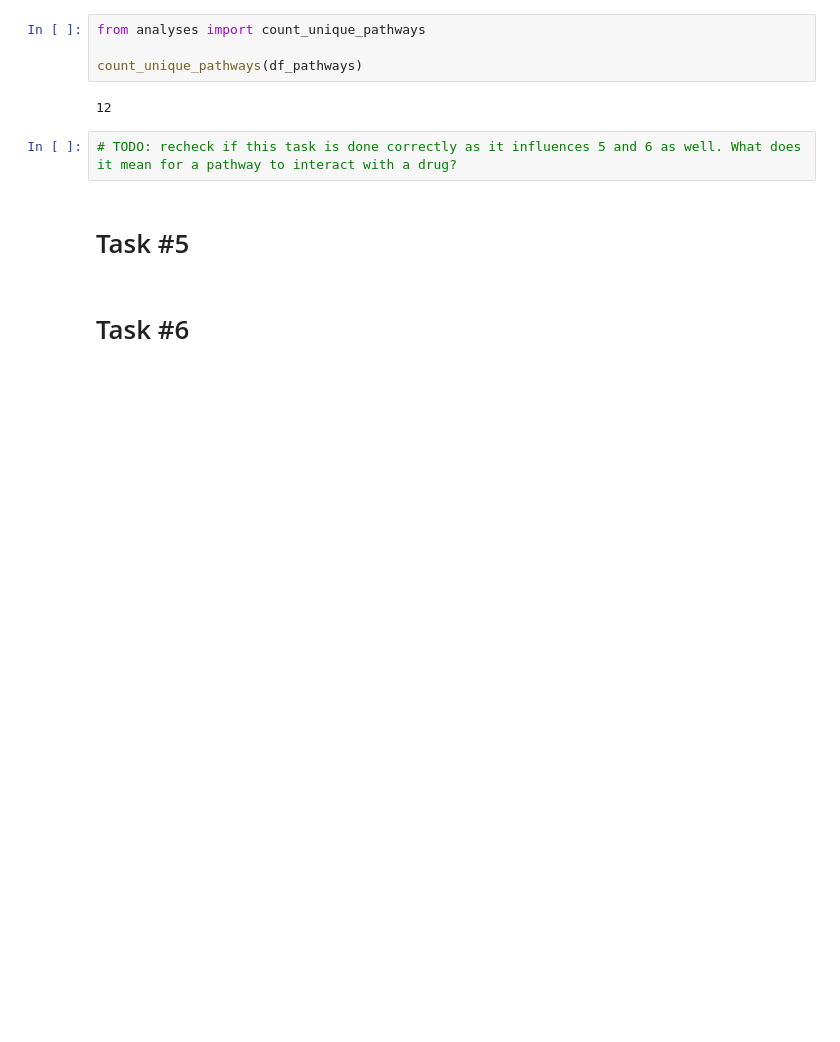
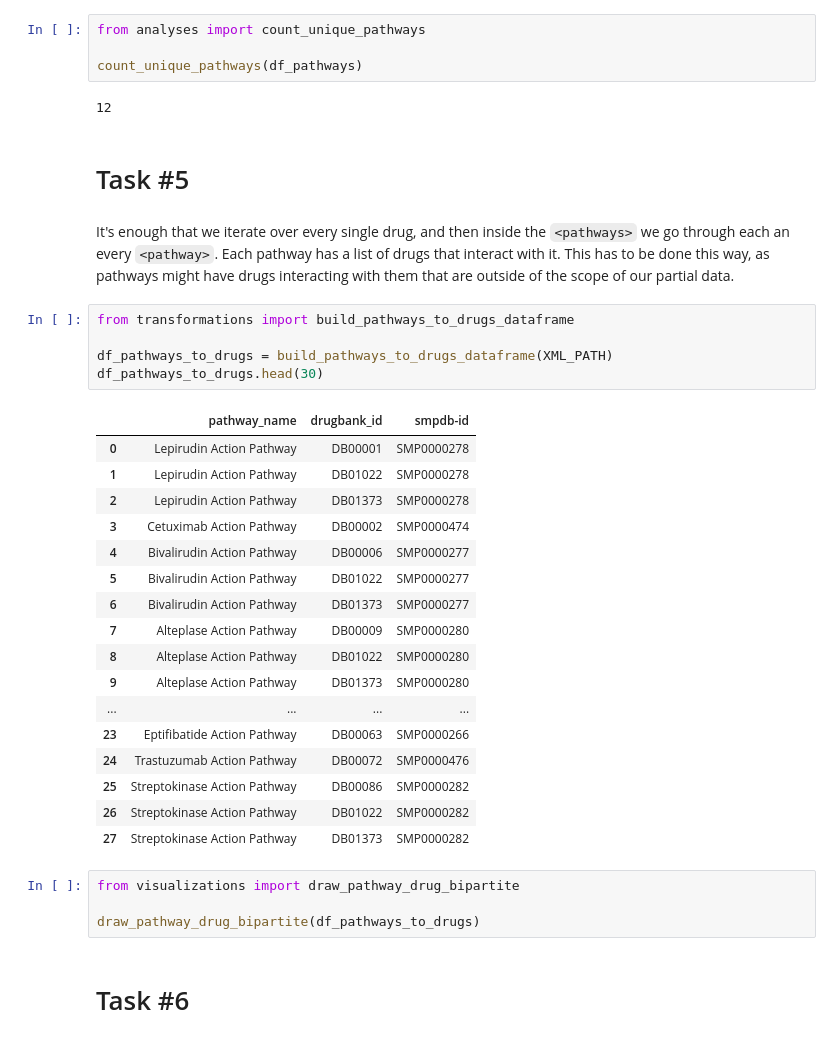
Before and after one commit to tkoso/Drugbank-Data-Analysis, a Jupyter notebook: notebooks/final_report.ipynb, the cells around one changed output. Drawn from its saved outputs; the diff is of its cells as text; blank space fills up the shorter version.

```diff
--- a/notebooks/final_report.ipynb
+++ b/notebooks/final_report.ipynb
@@ -95,9 +100,36 @@ from analyses import count_unique_pathways
 count_unique_pathways(df_pathways)
 # %% [output]
 12
-# %%
-# TODO: recheck if this task is done correctly as it influences 5 and 6 as well. What does it mean for a pathway to interact with a drug?
 # %% [markdown]
 # Task #5
+# %% [markdown]
+It's enough that we iterate over every single drug, and then inside the `<pathways>` we go through each an every `<pathway>`. Each pathway has a list of drugs that interact with it. This has to be done this way, as pathways might have drugs interacting with them that are outside of the scope of our partial data.
+# %%
+from transformations import build_pathways_to_drugs_dataframe
+
+df_pathways_to_drugs = build_pathways_to_drugs_dataframe(XML_PATH)
+df_pathways_to_drugs.head(30)
+# %% [output]
+|  | pathway_name | drugbank_id | smpdb-id |
+| 0 | Lepirudin Action Pathway | DB00001 | SMP0000278 |
+| 1 | Lepirudin Action Pathway | DB01022 | SMP0000278 |
+| 2 | Lepirudin Action Pathway | DB01373 | SMP0000278 |
+| 3 | Cetuximab Action Pathway | DB00002 | SMP0000474 |
+| 4 | Bivalirudin Action Pathway | DB00006 | SMP0000277 |
+| 5 | Bivalirudin Action Pathway | DB01022 | SMP0000277 |
+| 6 | Bivalirudin Action Pathway | DB01373 | SMP0000277 |
+| 7 | Alteplase Action Pathway | DB00009 | SMP0000280 |
+| 8 | Alteplase Action Pathway | DB01022 | SMP0000280 |
+| 9 | Alteplase Action Pathway | DB01373 | SMP0000280 |
+| ... | ... | ... | ... |
+| 23 | Eptifibatide Action Pathway | DB00063 | SMP0000266 |
+| 24 | Trastuzumab Action Pathway | DB00072 | SMP0000476 |
+| 25 | Streptokinase Action Pathway | DB00086 | SMP0000282 |
+| 26 | Streptokinase Action Pathway | DB01022 | SMP0000282 |
+| 27 | Streptokinase Action Pathway | DB01373 | SMP0000282 |
+# %%
+from visualizations import draw_pathway_drug_bipartite
+
+draw_pathway_drug_bipartite(df_pathways_to_drugs)
 # %% [markdown]
 # Task #6
```
Also changed, not shown: parts of 10 cells of this notebook, 3 other files.
